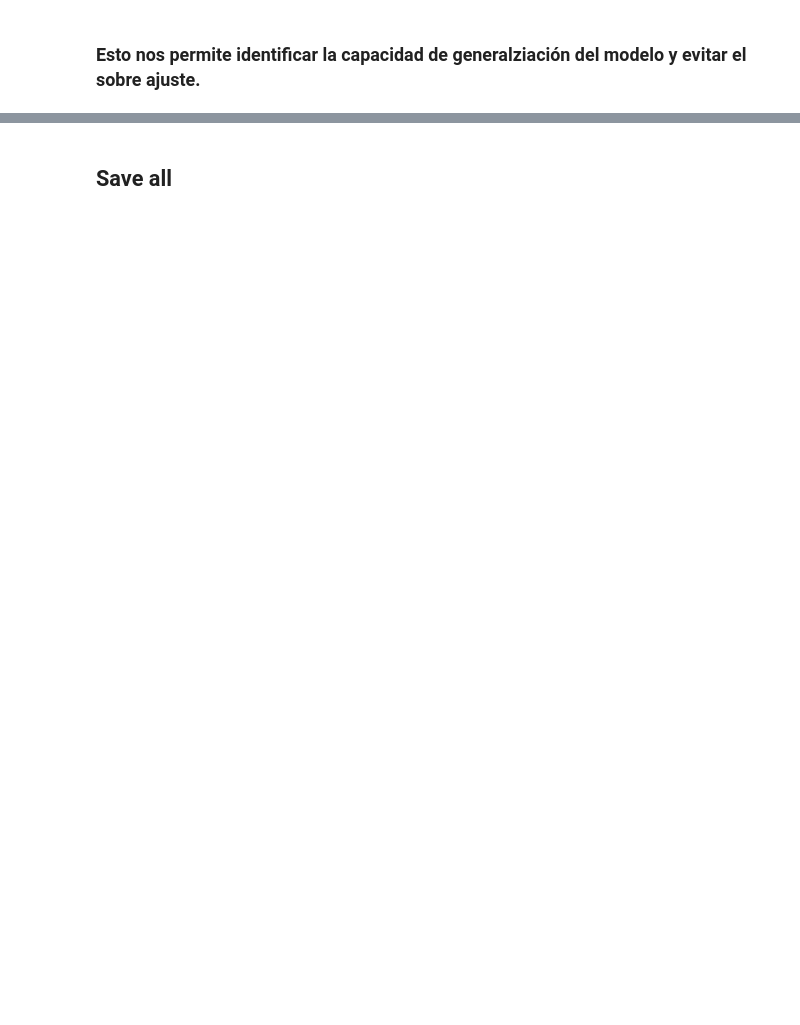
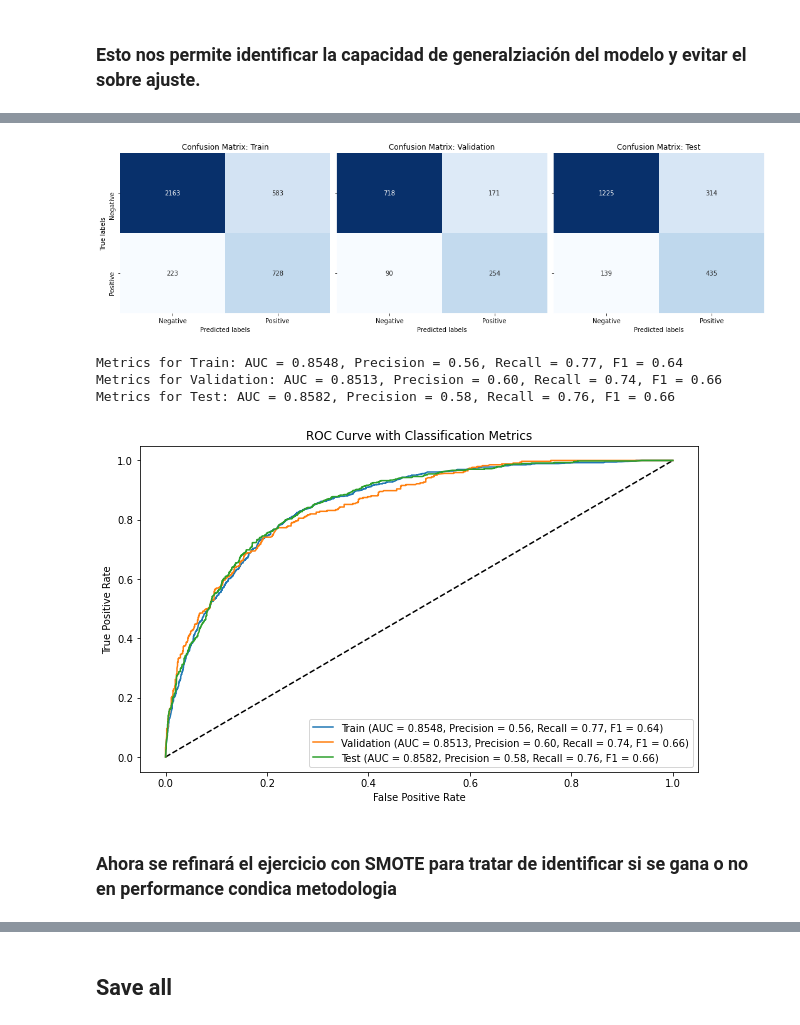
Before and after one commit to Stivencc25/esp_analitica_ciencia_de_datos, a Jupyter notebook: ML-1/class_ml_3.ipynb, the cells around one changed output, grey strips where cells are left out. Cells and saved outputs as stored; diff of their text form; code cells hidden in the pictures; blank space fills up the shorter version.

```diff
--- a/ML-1/class_ml_3.ipynb
+++ b/ML-1/class_ml_3.ipynb
@@ -125,8 +268,0 @@ ROC AUC Score for LightGBM: 0.8546965879015516
-# %%
-## Evaluación del modelo en x_val
-y_pred_proba_lgb_val = lgb_model.predict_proba(X_val)[:, 1]
-best_threshold = 0.38520930434560685  # As noted from your previous analysis
-y_pred_lgb_val = (y_pred_proba_lgb_val > best_threshold).astype(int)
-auc_lgb = roc_auc_score(y_val, y_pred_proba_lgb_val)
-print(f"ROC AUC Score for LightGBM: {auc_lgb}")
-tn_lgb, fp_lgb, fn_lgb, tp_lgb = confusion_matrix(y_val, y_pred_lgb_val).ravel()
@@ -189,13 +360,6 @@ LGBMClassifier(learning_rate=0.07388971759712734, max_depth=13,
 # %%
-def find_best_threshold(model, X, y):
-    # Predict probabilities
-    probas = model.predict_proba(X)[:, 1]
-    precision, recall, thresholds = precision_recall_curve(y, probas)
-    f1_scores = 2 * (precision * recall) / (precision + recall)
-    max_index = np.argmax(f1_scores)
-    return thresholds[max_index], f1_scores[max_index]
 models = {
-    'LightGBM': lgb_model2,
+    'LightGBM2': lgb_model2,
 }
 
 best_thresholds = {}
@@ -258,0 +372,49 @@ plt.show()
+# %%
+# Train
+train_metrics = evaluate_model(lgb_model2, X_train, y_train, best_threshold)
+print("Training Data meticas:")
+print(train_metrics)
+print(y_train.value_counts(1))
+
+y_pred_proba_lgb = lgb_model2.predict_proba(X_train)[:, 1]
+y_pred_lgb = (y_pred_proba_lgb>best_threshold).astype(int)
+
+# test
+test_metrics = evaluate_model(lgb_model2, X_test, y_test, best_threshold)
+print("\n Test Data metricas:")
+print(test_metrics)
+print(y_train.value_counts(1))
+
+y_pred_proba_lgb = lgb_model2.predict_proba(X_train)[:, 1]
+y_pred_lgb = (y_pred_proba_lgb>best_threshold).astype(int)
+
+# val
+validation_metrics = evaluate_model(lgb_model2, X_val, y_val, best_threshold)
+print("\n Validation Data metrica:")
+print(validation_metrics)
+print(y_train.value_counts(1))
+
+y_pred_proba_lgb = lgb_model2.predict_proba(X_train)[:, 1]
+y_pred_lgb = (y_pred_proba_lgb>best_threshold).astype(int)
+
+
+
+lgb_model =lgb_model2
+datasets = {
+    'train': (X_train, y_train),
+    'validation': (X_val, y_val),
+    'test': (X_test, y_test)
+}
+best_threshold = best_threshold
+
+plot_confusion_matrices(lgb_model, datasets, best_threshold)
+
+# Example usage
+datasets = {
+    'Train': (X_train, y_train),
+    'Validation': (X_val, y_val),
+    'Test': (X_test, y_test)
+}
+
+evaluate_and_plot(lgb_model2, datasets)
+# %% [output]
@@ -258,0 +438,5 @@ plt.show()
+[figure, added]
+Metrics for Train: AUC = 0.8548, Precision = 0.56, Recall = 0.77, F1 = 0.64
+Metrics for Validation: AUC = 0.8513, Precision = 0.60, Recall = 0.74, F1 = 0.66
+Metrics for Test: AUC = 0.8582, Precision = 0.58, Recall = 0.76, F1 = 0.66
+[figure, added]
@@ -259,3 +451,5 @@ plt.show()
+# %% [markdown]
+### Ahora se refinará el ejercicio con SMOTE para tratar de identificar si se gana o no en performance condica metodologia
 # %%
 oversample = SMOTE()
 X, y = oversample.fit_resample(X_train, y_train)## Sólo voy a afectar el train, luego procedo a realizar CV y luego valido con mi fuera de muestra y mantengo lo demás constante
```
Also changed, not shown: parts of 77 cells of this notebook.
